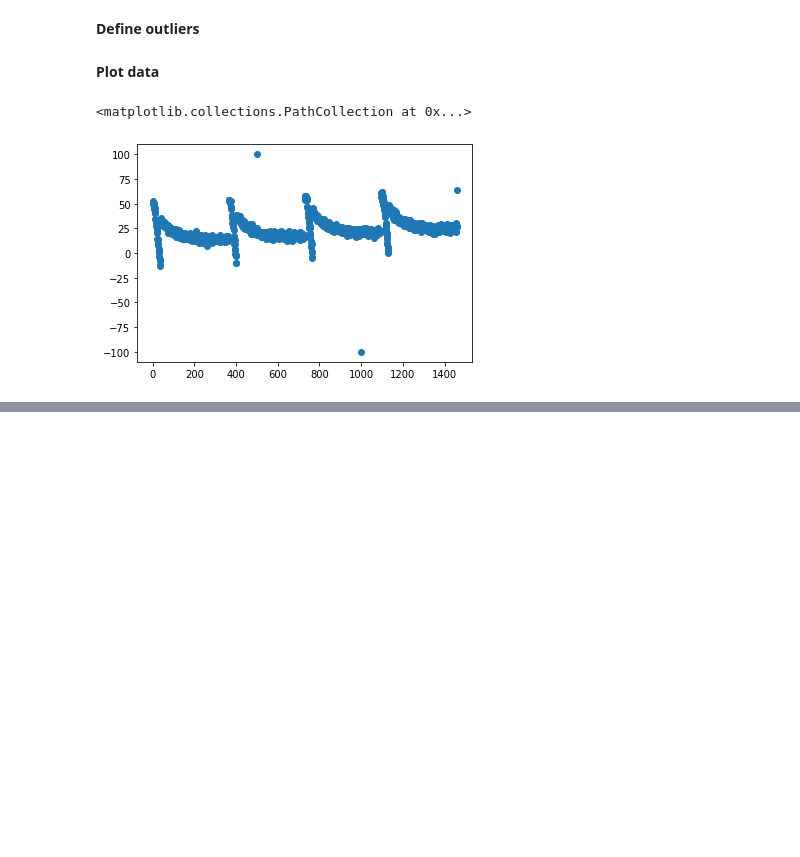
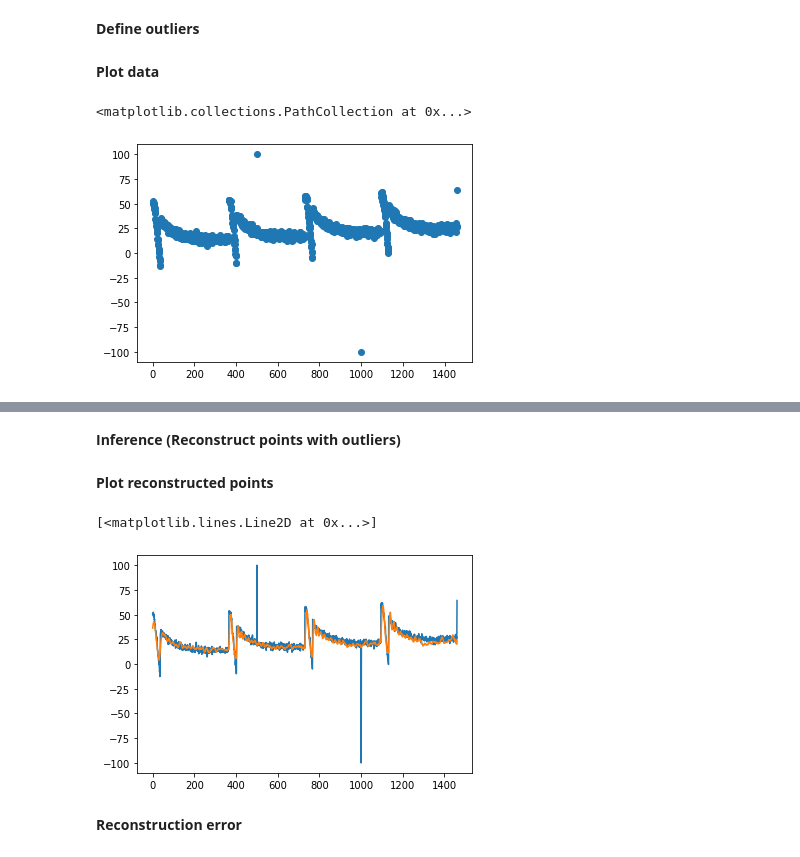
Before and after one commit to Dr-viddi/machine_learning, a Jupyter notebook: outlier_detection_time_series_with_autoencoder_tensorflow.ipynb, the cells around one changed output, grey strips where cells are left out. Cells and saved outputs as stored; diff of their text form; code cells hidden in the pictures; blank space fills up the shorter version.

```diff
--- a/outlier_detection_time_series_with_autoencoder_tensorflow.ipynb
+++ b/outlier_detection_time_series_with_autoencoder_tensorflow.ipynb
@@ -48,8 +51,9 @@ plt.plot(TIME, SERIES)
 # %% [markdown]
 <b> Define outliers
 # %%
-SERIES[500] = 100
-SERIES[1000] = -100
+SERIES_WITH_OUTLIERS = SERIES
+SERIES_WITH_OUTLIERS[500] = 100
+SERIES_WITH_OUTLIERS[1000] = -100
 # %% [markdown]
 <b> Plot data
 # %%
@@ -100,0 +115,16 @@ batch_of_labels has shape: (5,)
+# %%
+encoder = tf.keras.Sequential([
+    layers.Dense(units=32, activation="relu"),
+    layers.Dense(units=32, activation="relu"),
+    layers.Dense(units=32, activation="relu"),
+    layers.Dense(units=16)
+])
+
+decoder = tf.keras.Sequential([
+    layers.Dense(units=32, activation="relu"),
+    layers.Dense(units=32, activation="relu"),
+    layers.Dense(units=32, activation="relu"),
+    layers.Dense(units=288)
+])
+autoencoder = tf.keras.Sequential([encoder,decoder])
+autoencoder.compile(loss="mse")
@@ -100,0 +133,7 @@ batch_of_labels has shape: (5,)
+# %%
+autoencoder.fit(
+    x=x_train,
+    y=x_train,
+    validation_split=0.2,
+    epochs=500
+)
@@ -100,0 +159,23 @@ batch_of_labels has shape: (5,)
+# %% [markdown]
+<b> Inference (Reconstruct points with outliers)
+# %%
+x_train_pred = autoencoder.predict(x_train)
+# %% [markdown]
+<b> Plot reconstructed points
+# %%
+X_pred = np.array(x_train_pred[0])
+for window in x_train_pred:
+    X_pred = np.append(X_pred, window[-1])
+
+X = np.array(x_train[0])
+for window in x_train:
+    X = np.append(X, window[-1])
+
+
+plt.plot(X)
+plt.plot(X_pred)
+# %% [output]
+[<matplotlib.lines.Line2D at 0x...>]
+[figure, added]
+# %% [markdown]
+<b> Reconstruction error
```
Also changed, not shown: parts of 10 cells of this notebook.
